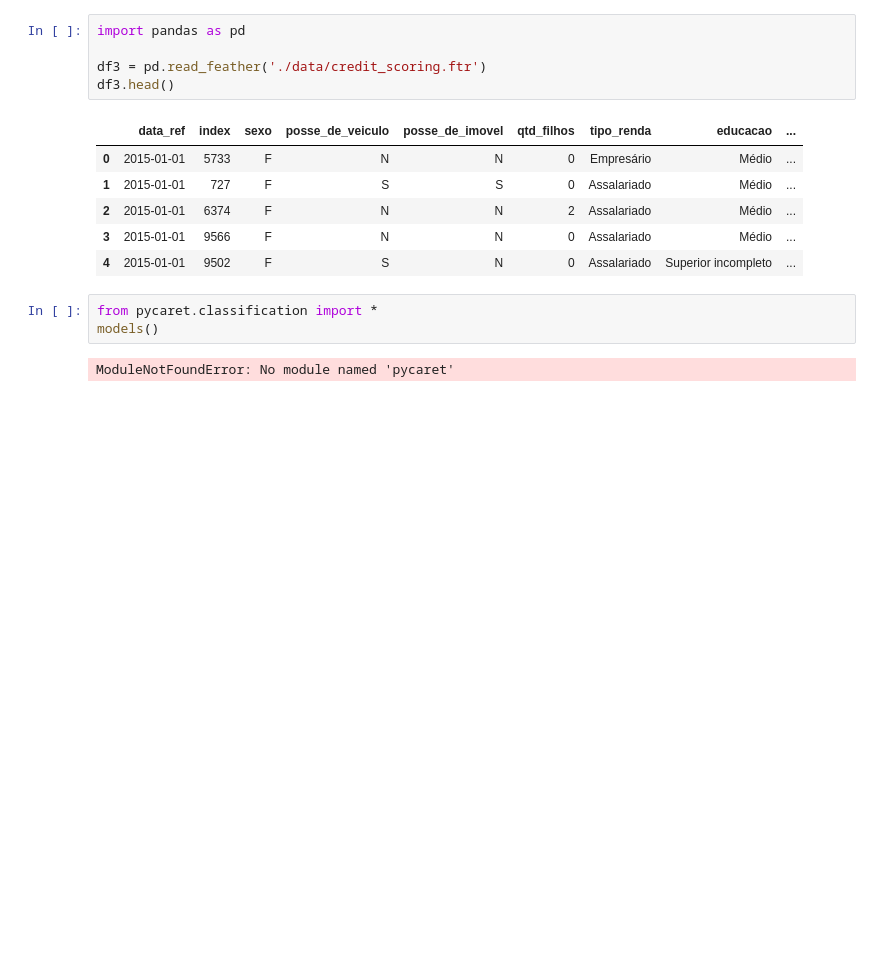
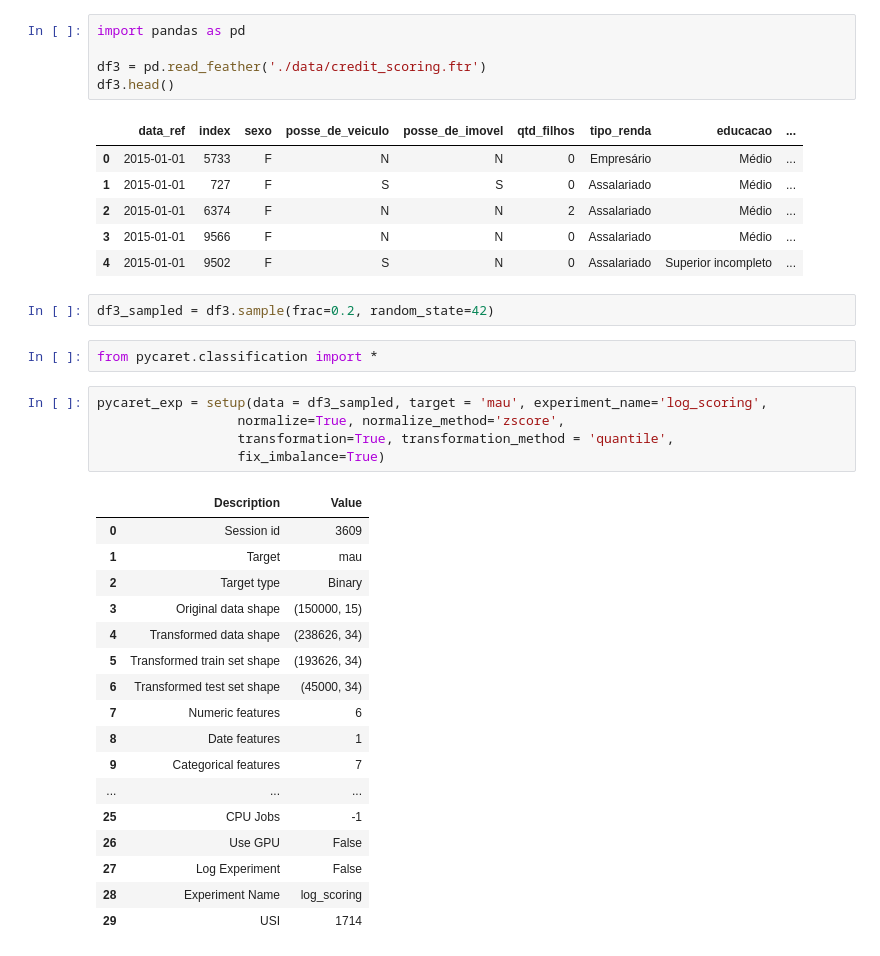
Before and after one commit to PedroHang/Scikit_Pipeline, a Jupyter notebook: Exercise.ipynb, the cells around one changed output. Cells and saved outputs as stored; diff of their text form; blank space fills up the shorter version.

```diff
--- a/Exercise.ipynb
+++ b/Exercise.ipynb
@@ -690,8 +684,30 @@ df3.head()
 | 2 | 2015-01-01 | 6374 | F | N | N | 2 | Assalariado | Médio | ... |
 | 3 | 2015-01-01 | 9566 | F | N | N | 0 | Assalariado | Médio | ... |
 | 4 | 2015-01-01 | 9502 | F | S | N | 0 | Assalariado | Superior incompleto | ... |
+# %%
+df3_sampled = df3.sample(frac=0.2, random_state=42)
 # %%
 from pycaret.classification import *
-models()
-# %% [output]
-ModuleNotFoundError: No module named 'pycaret'
+# %%
+pycaret_exp = setup(data = df3_sampled, target = 'mau', experiment_name='log_scoring',
+                  normalize=True, normalize_method='zscore',
+                  transformation=True, transformation_method = 'quantile',
+                  fix_imbalance=True)
+# %% [output]
+|  | Description | Value |
+| 0 | Session id | 3609 |
+| 1 | Target | mau |
+| 2 | Target type | Binary |
+| 3 | Original data shape | (150000, 15) |
+| 4 | Transformed data shape | (238626, 34) |
+| 5 | Transformed train set shape | (193626, 34) |
+| 6 | Transformed test set shape | (45000, 34) |
+| 7 | Numeric features | 6 |
+| 8 | Date features | 1 |
+| 9 | Categorical features | 7 |
+| ... | ... | ... |
+| 25 | CPU Jobs | -1 |
+| 26 | Use GPU | False |
+| 27 | Log Experiment | False |
+| 28 | Experiment Name | log_scoring |
+| 29 | USI | 1714 |
```
Also changed, not shown: parts of 12 cells of this notebook, 1 other file.
